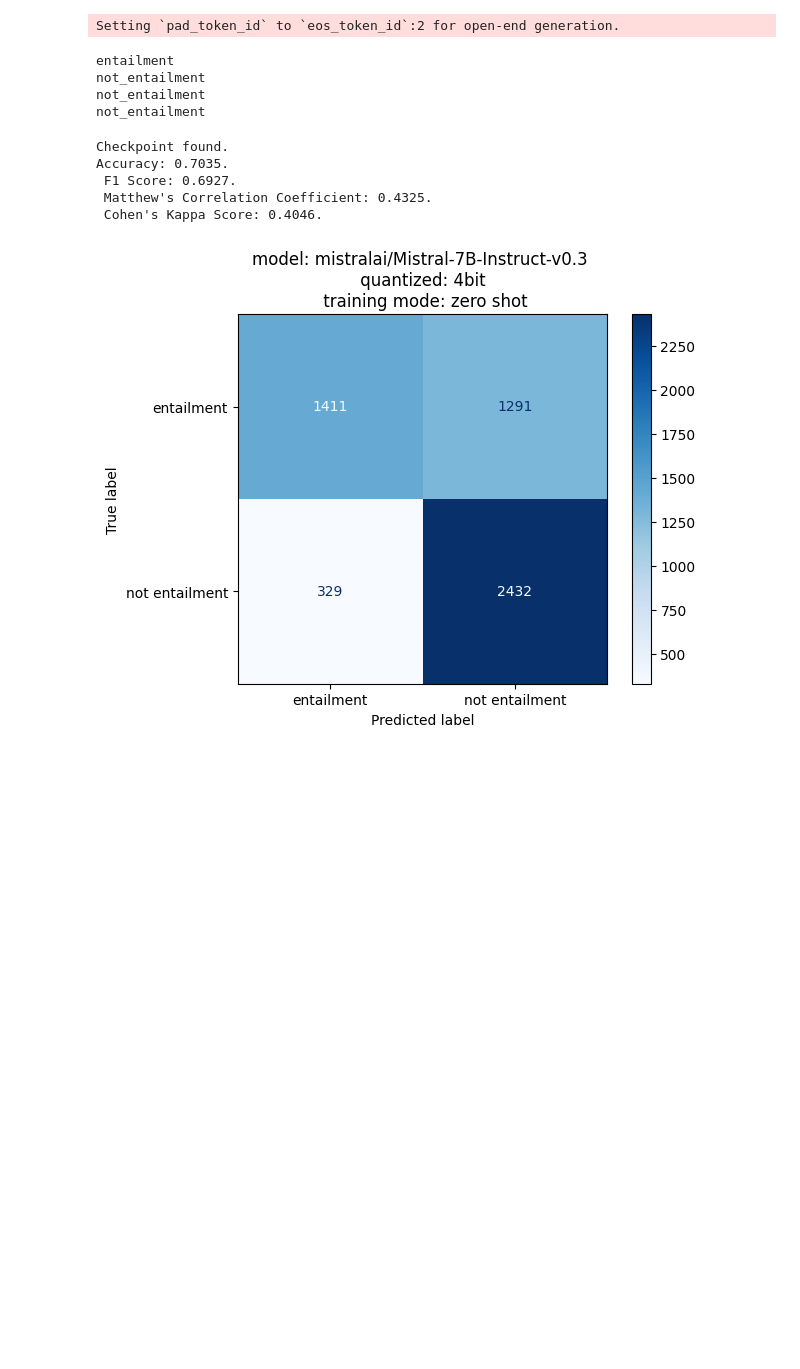
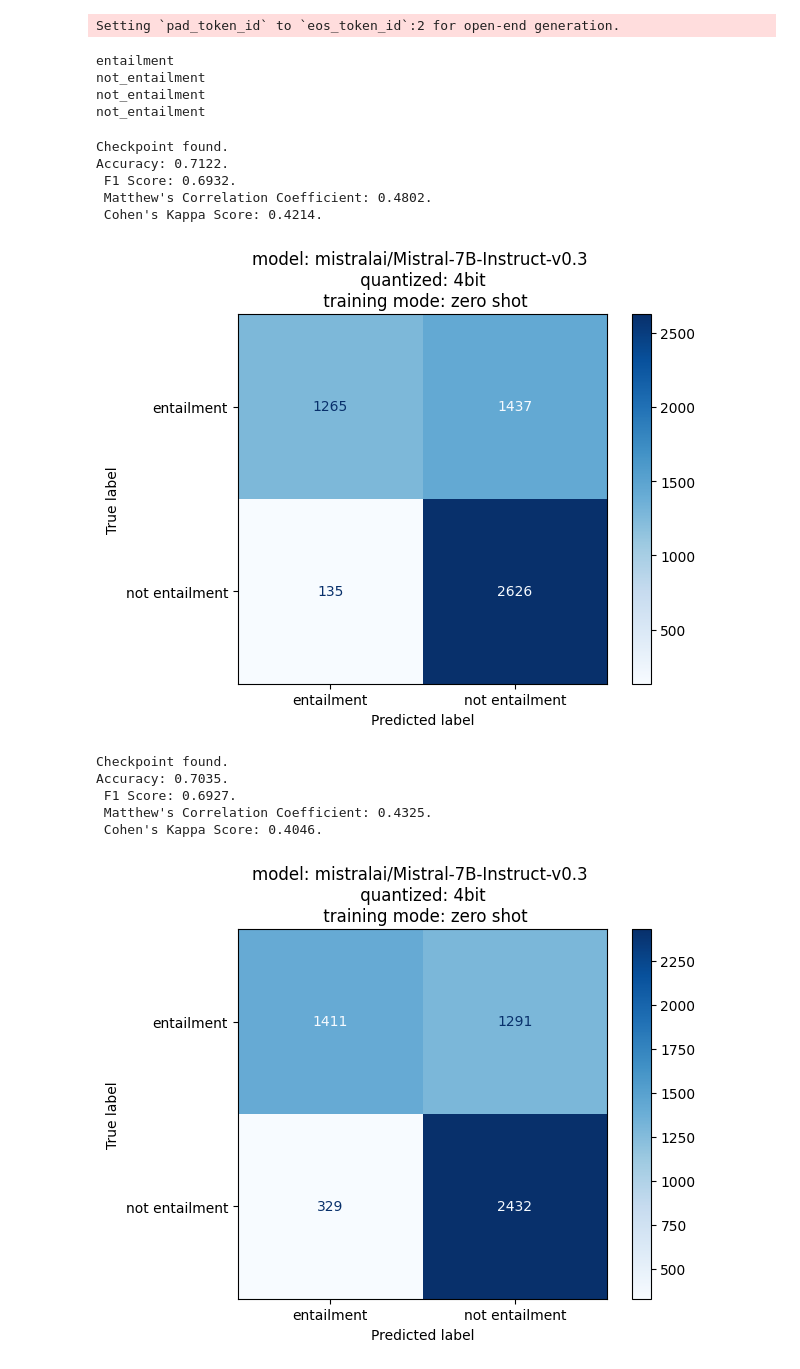
Before and after one commit to GeorgeDikaios/NLI-LLM-Study, a Jupyter notebook: Notebooks/QNLI_Notebooks/QNLI_Mistral_7B_Instruct_v0_3/Zero-Shot/QNLI_Mistral_7B_Instruct_v0_3_4bit_zero_shot.ipynb, the cells around one changed output. Cells and saved outputs as stored; diff of their text form; code cells hidden in the pictures; blank space fills up the shorter version.

```diff
--- a/Notebooks/QNLI_Notebooks/QNLI_Mistral_7B_Instruct_v0_3/Zero-Shot/QNLI_Mistral_7B_Instruct_v0_3_4bit_zero_shot.ipynb
+++ b/Notebooks/QNLI_Notebooks/QNLI_Mistral_7B_Instruct_v0_3/Zero-Shot/QNLI_Mistral_7B_Instruct_v0_3_4bit_zero_shot.ipynb
@@ -160,6 +167,17 @@ with torch.no_grad():
 
 
             print(f"Checkpoint saved: {i+1}, {checkpoint_path}")
+# %%
+# Calculate metrics with padding_side=left
+predicted_labels, gold_labels, batch = utils.load_checkpoint(checkpoint_path)
+utils.evaluate_metrics(predicted_labels=predicted_labels, gold_labels=gold_labels, params=global_params)
+# %% [output]
+Checkpoint found.
+Accuracy: 0.7122.
+ F1 Score: 0.6932.
+ Matthew's Correlation Coefficient: 0.4802.
+ Cohen's Kappa Score: 0.4214.
+[figure, added]
 # %%
 # Calculate metrics
 predicted_labels, gold_labels, batch = utils.load_checkpoint(checkpoint_path)
```
Also changed, not shown: parts of 7 cells of this notebook, 19 other files.
